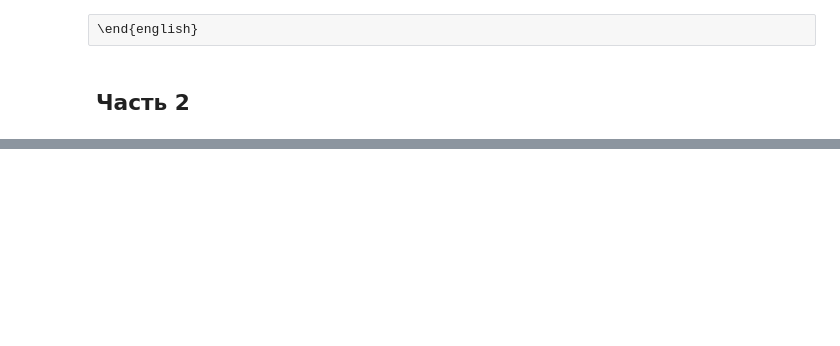
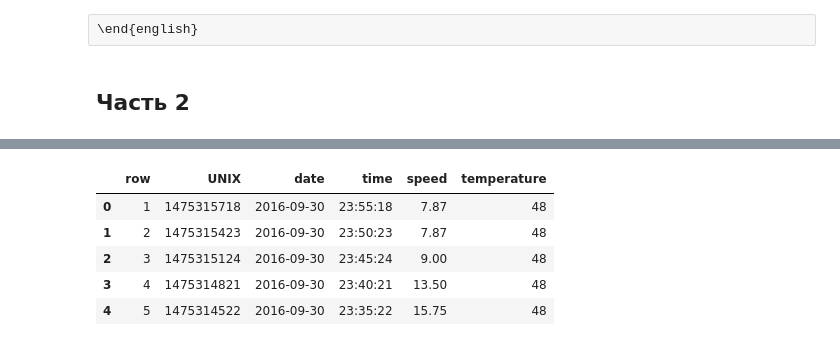
Before and after one commit to matshch/iu5_ml_course, a Jupyter notebook: lab2/pandas.ipynb, the cells around one changed output, grey strips where cells are left out. Drawn from its saved outputs; the diff is of its cells as text; code cells hidden in the pictures; blank space fills up the shorter version.

```diff
--- a/lab2/pandas.ipynb
+++ b/lab2/pandas.ipynb
@@ -157,0 +210,3 @@ data[(data["race"] == "Amer-Indian-Eskimo")
+# %%
+from pandasql import sqldf
+pysqldf = lambda q: sqldf(q, globals())
@@ -157,0 +278,13 @@ data[(data["race"] == "Amer-Indian-Eskimo")
+# %%
+pysqldf("""SELECT w.row, w.UNIX, w.date, w.time,
+                  w.speed, t.temperature
+           FROM wind AS w JOIN temp AS t
+           ON w.UNIX = t.UNIX
+        """).head()
+# %% [output]
+|  | row | UNIX | date | time | speed | temperature |
+| 0 | 1 | 1475315718 | 2016-09-30 | 23:55:18 | 7.87 | 48 |
+| 1 | 2 | 1475315423 | 2016-09-30 | 23:50:23 | 7.87 | 48 |
+| 2 | 3 | 1475315124 | 2016-09-30 | 23:45:24 | 9.00 | 48 |
+| 3 | 4 | 1475314821 | 2016-09-30 | 23:40:21 | 13.50 | 48 |
+| 4 | 5 | 1475314522 | 2016-09-30 | 23:35:22 | 15.75 | 48 |
```
Also changed, not shown: parts of 29 cells of this notebook, 4 other files.
